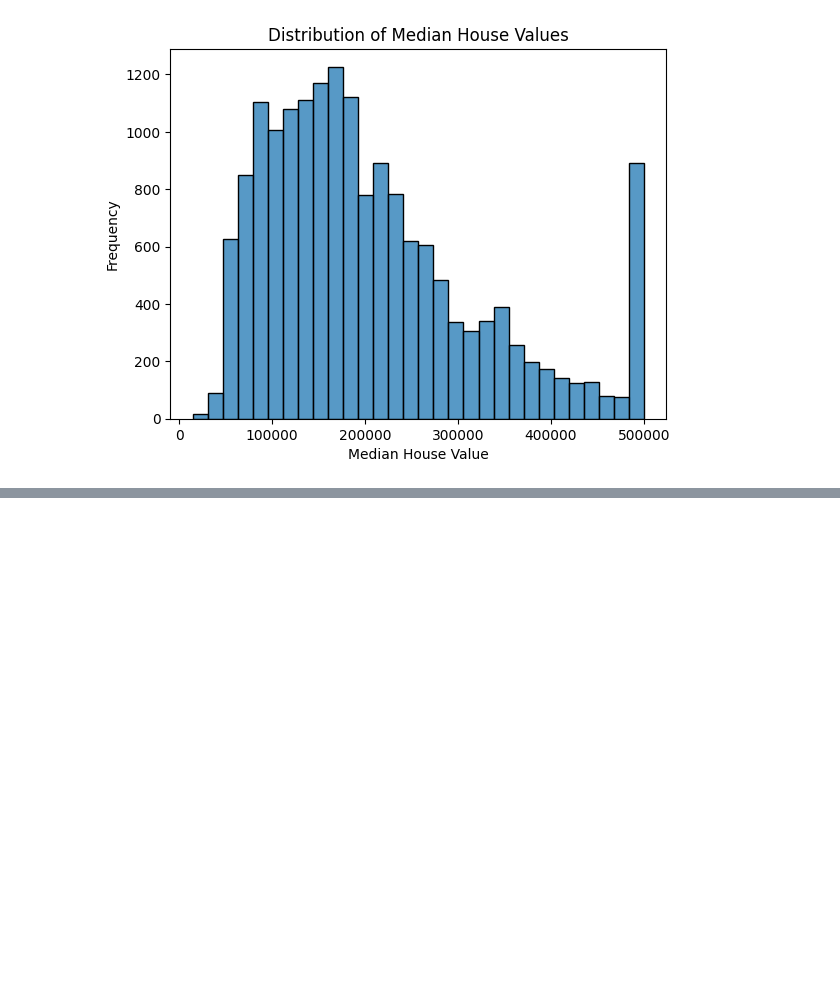
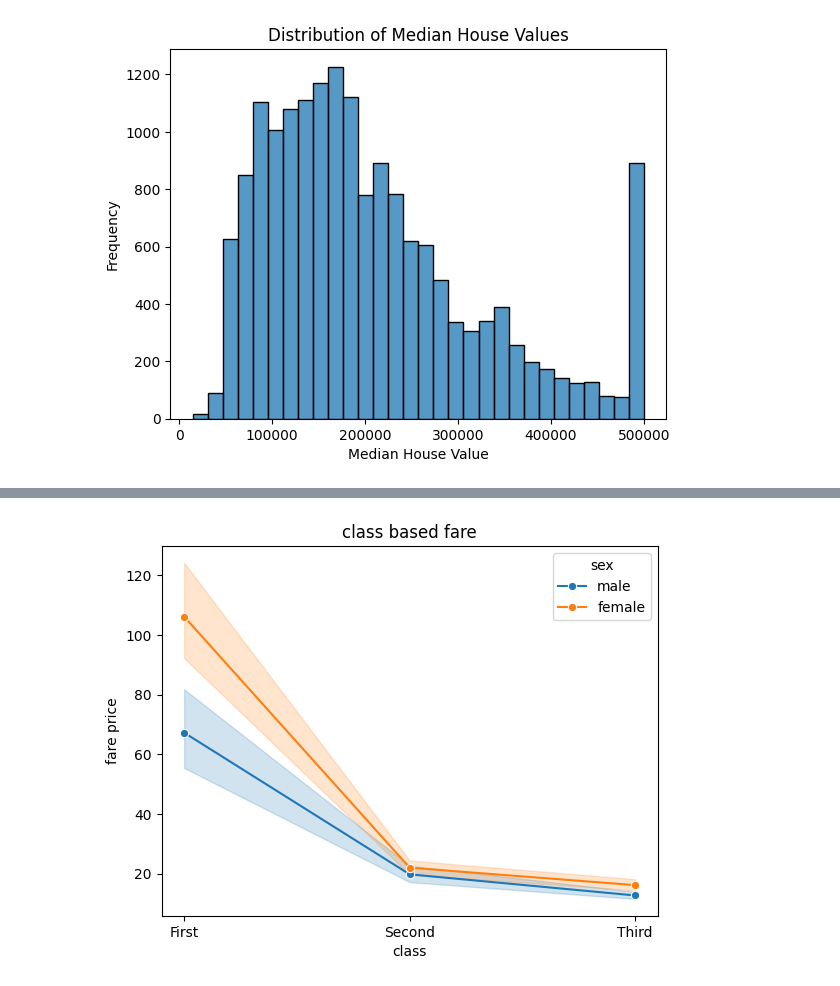
Before and after one commit to yaswanth-tech/da, a Jupyter notebook: matplot.ipynb, the cells around one changed output, grey strips where cells are left out. Saved outputs shown, nothing was run; the diff lists cells and outputs as text; code cells hidden in the pictures; blank space fills up the shorter version.

```diff
--- a/matplot.ipynb
+++ b/matplot.ipynb
@@ -629,3 +629,8 @@ plt.ylabel("Frequency")
 plt.show()
 # %% [output]
 [figure]
+# %%
+#day 24 19-09
+import seaborn as sns
+import matplotlib.pyplot as plt
+data = sns.load_dataset("titanic")
@@ -631,0 +662,9 @@ plt.show()
+# %%
+sns.lineplot(data=data, x="class", y="fare",hue="sex", marker="o")
+
+plt.title("class based fare")
+plt.xlabel("class")
+plt.ylabel("fare price")
+plt.show()
+# %% [output]
+[figure, added]
```
Also changed, not shown: parts of 21 cells of this notebook.
